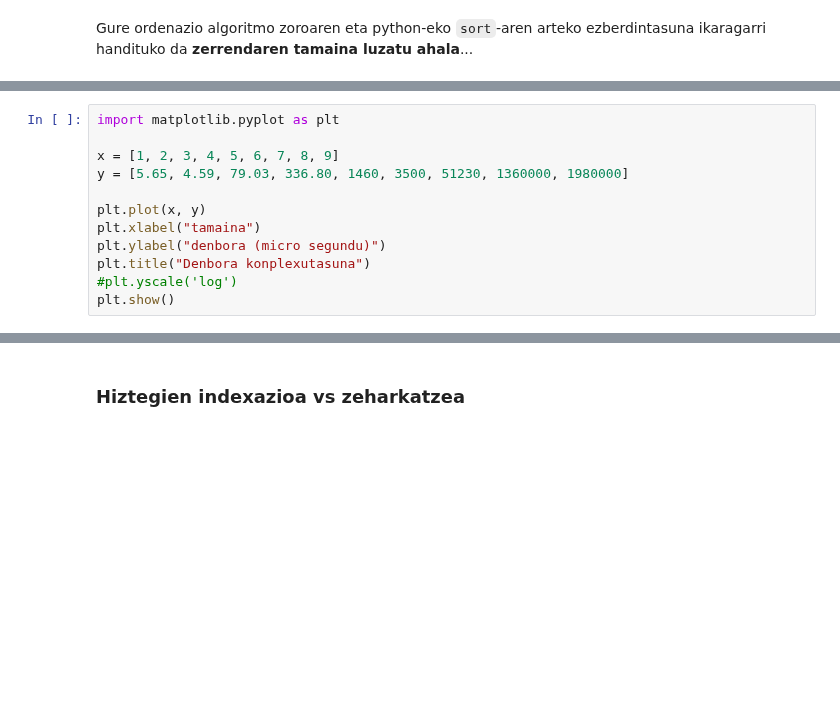
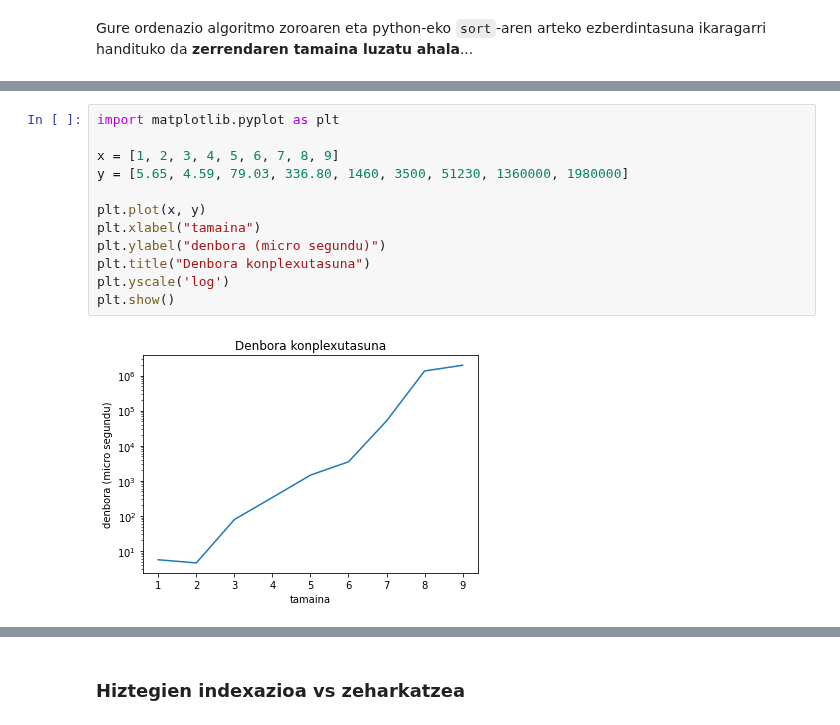
Before and after one commit to mpenagar/Programazioaren-Oinarriak, a Jupyter notebook: Gardenkiak/Algoritmoen Konplexutasuna eta Notazio Asintotikoa.ipynb, the cells around one changed output, grey strips where cells are left out. Cells and saved outputs as stored; diff of their text form; blank space fills up the shorter version.

```diff
--- a/Gardenkiak/Algoritmoen Konplexutasuna eta Notazio Asintotikoa.ipynb
+++ b/Gardenkiak/Algoritmoen Konplexutasuna eta Notazio Asintotikoa.ipynb
@@ -279,13 +306,15 @@ for i in range(1,11):
 # %%
 import matplotlib.pyplot as plt
 
 x = [1, 2, 3, 4, 5, 6, 7, 8, 9]
 y = [5.65, 4.59, 79.03, 336.80, 1460, 3500, 51230, 1360000, 1980000]
 
 plt.plot(x, y)
 plt.xlabel("tamaina")
 plt.ylabel("denbora (micro segundu)")
 plt.title("Denbora konplexutasuna")
-#plt.yscale('log')
+plt.yscale('log')
 plt.show()
+# %% [output]
+[figure, added]
 # %%
```
Also changed, not shown: parts of 7 cells of this notebook.
